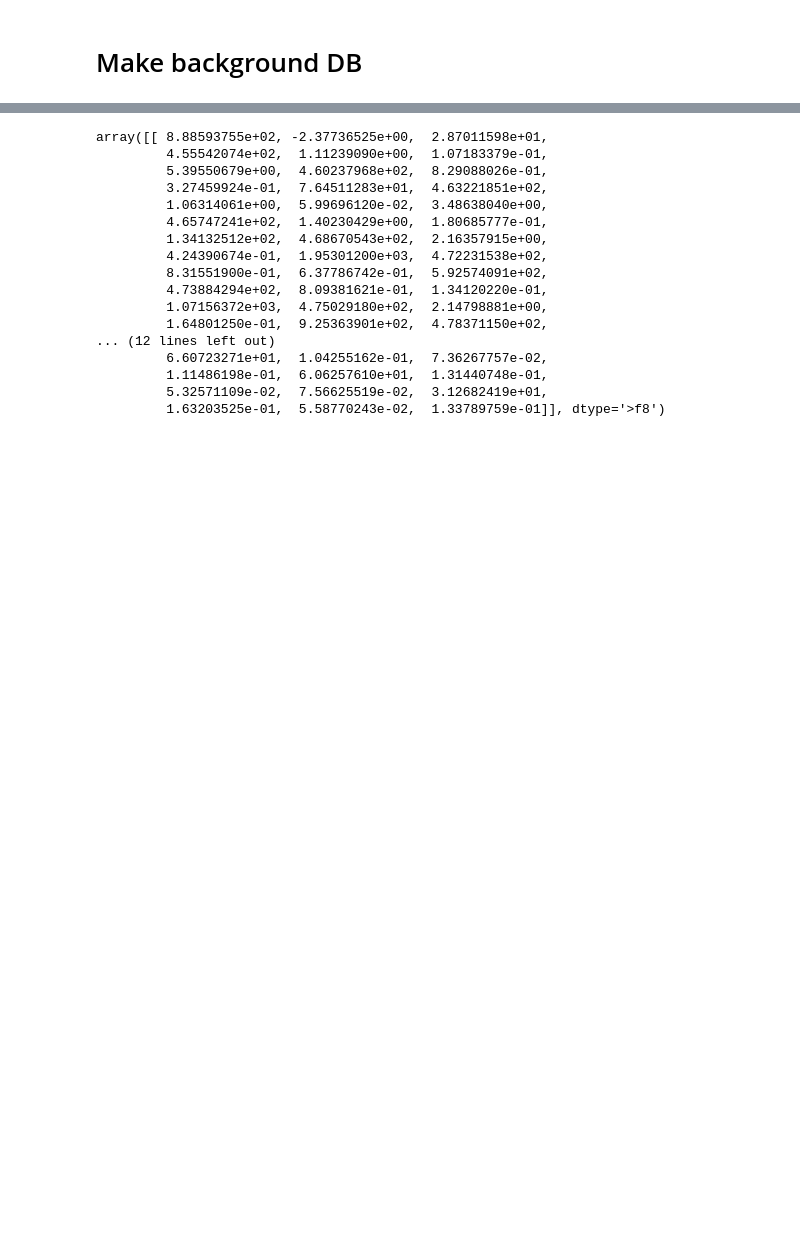
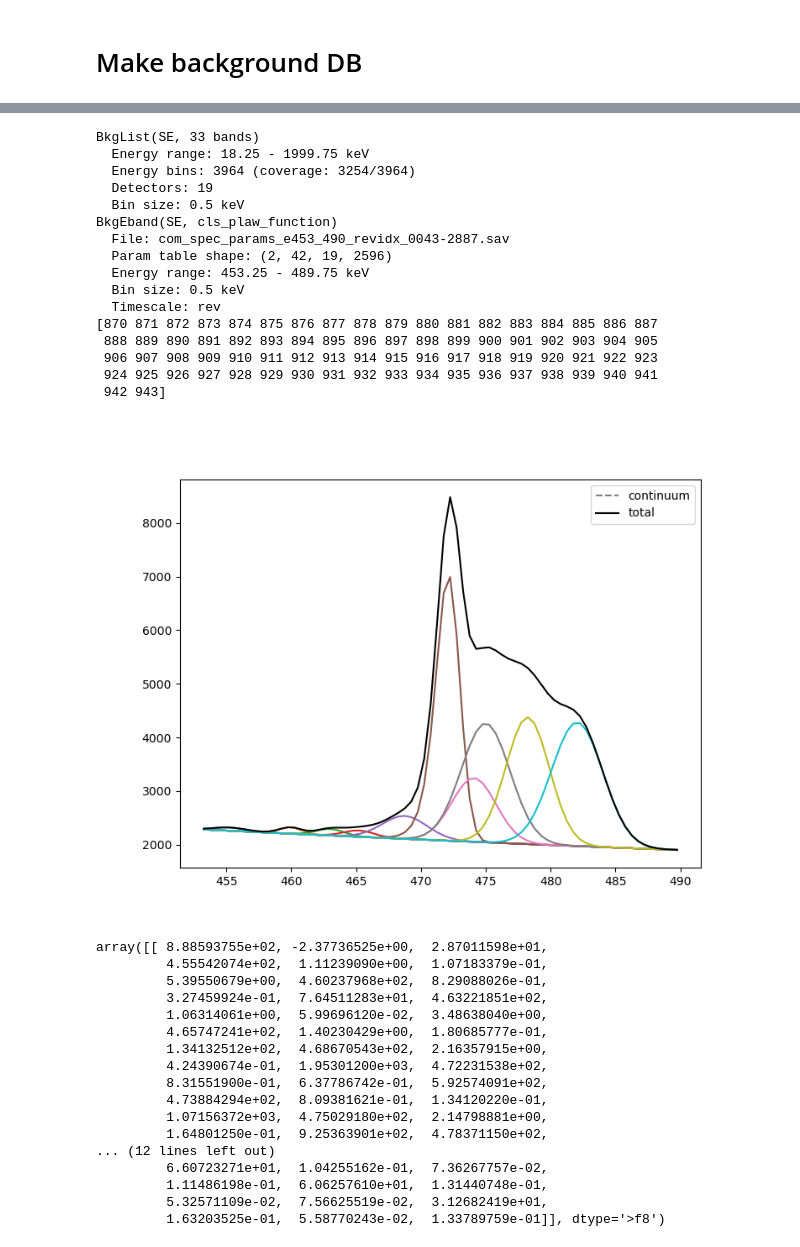
Before and after one commit to tristanbouchet/spibackground, a Jupyter notebook: test_background.ipynb, the cells around one changed output, grey strips where cells are left out. Saved outputs shown, nothing was run; the diff lists cells and outputs as text; code cells hidden in the pictures; blank space fills up the shorter version.

```diff
--- a/test_background.ipynb
+++ b/test_background.ipynb
@@ -39,3 +39,35 @@ BkgEband(PSD, cls_plaw_function)
+# %%
+# spec_param_dir = '/data1/ipp_afs_mirror/integral/data/databases/spi_line_db/data/save/0043-2877'
+evt_type='SE'
+spec_param_dir= f'/Users/tbastro/SPI_analysis/BACKGROUND/BG_SAV/{evt_type}/'
+bkg_full = BkgList(spec_param_dir, evt_type=evt_type)
+print(bkg_full)
+
+# for ndet in range(3):
+ndet=0
+for bkg in bkg_full.bkg_range_list[11:12]:
+    print(bkg)
+    print(bkg.chan_range)
+    ax=bkg.calc_spec_pid_det_eband(pid=43, det=ndet, E=None, plot=True)
+    plt.show()
+# %% [output]
+BkgList(SE, 33 bands)
+  Energy range: 18.25 - 1999.75 keV
+  Energy bins: 3964 (coverage: 3254/3964)
+  Detectors: 19
+  Bin size: 0.5 keV
+BkgEband(SE, cls_plaw_function)
+  File: com_spec_params_e453_490_revidx_0043-2887.sav
+  Param table shape: (2, 42, 19, 2596)
+  Energy range: 453.25 - 489.75 keV
+  Bin size: 0.5 keV
+  Timescale: rev
+[870 871 872 873 874 875 876 877 878 879 880 881 882 883 884 885 886 887
+ 888 889 890 891 892 893 894 895 896 897 898 899 900 901 902 903 904 905
+ 906 907 908 909 910 911 912 913 914 915 916 917 918 919 920 921 922 923
+ 924 925 926 927 928 929 930 931 932 933 934 935 936 937 938 939 940 941
+ 942 943]
+[figure, added]
 # %%
 bkg.params_table[:,:,0,50]
 # %% [output]
```
Also changed, not shown: parts of 1 cell of this notebook, 3 other files.
